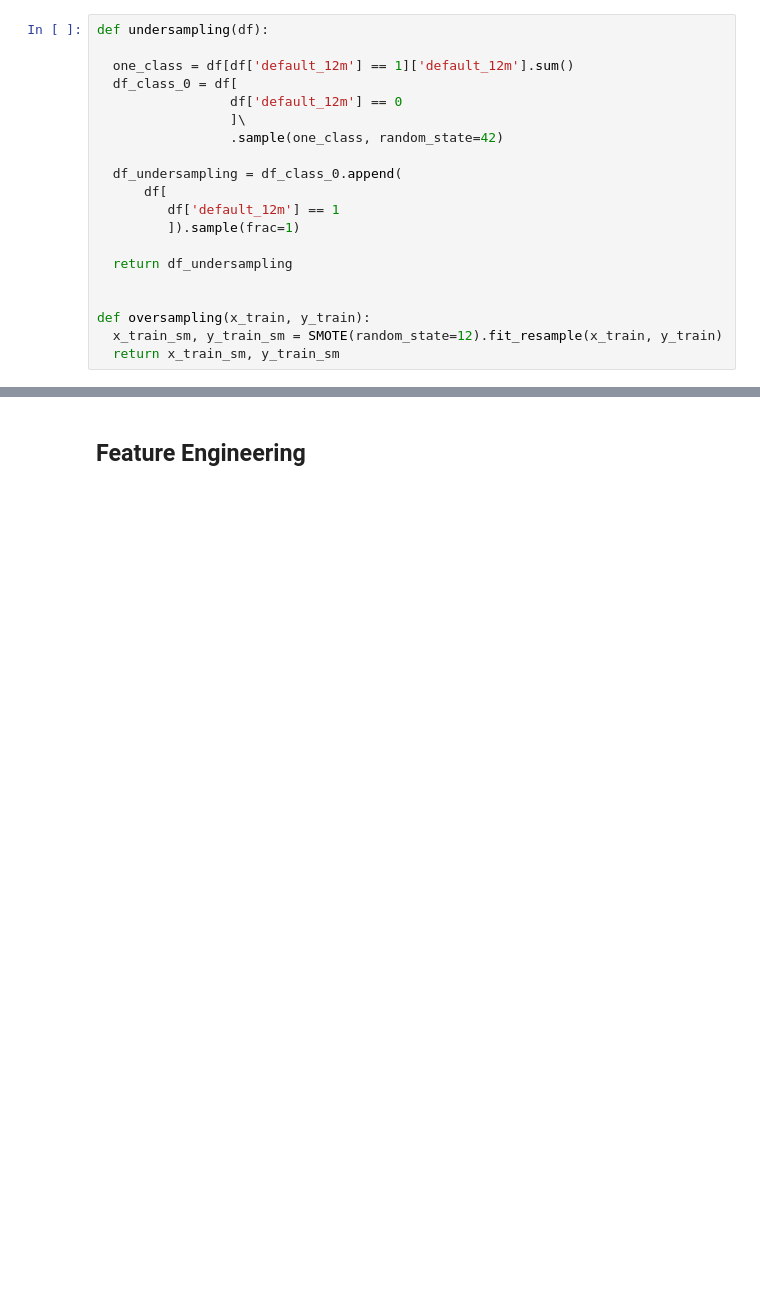
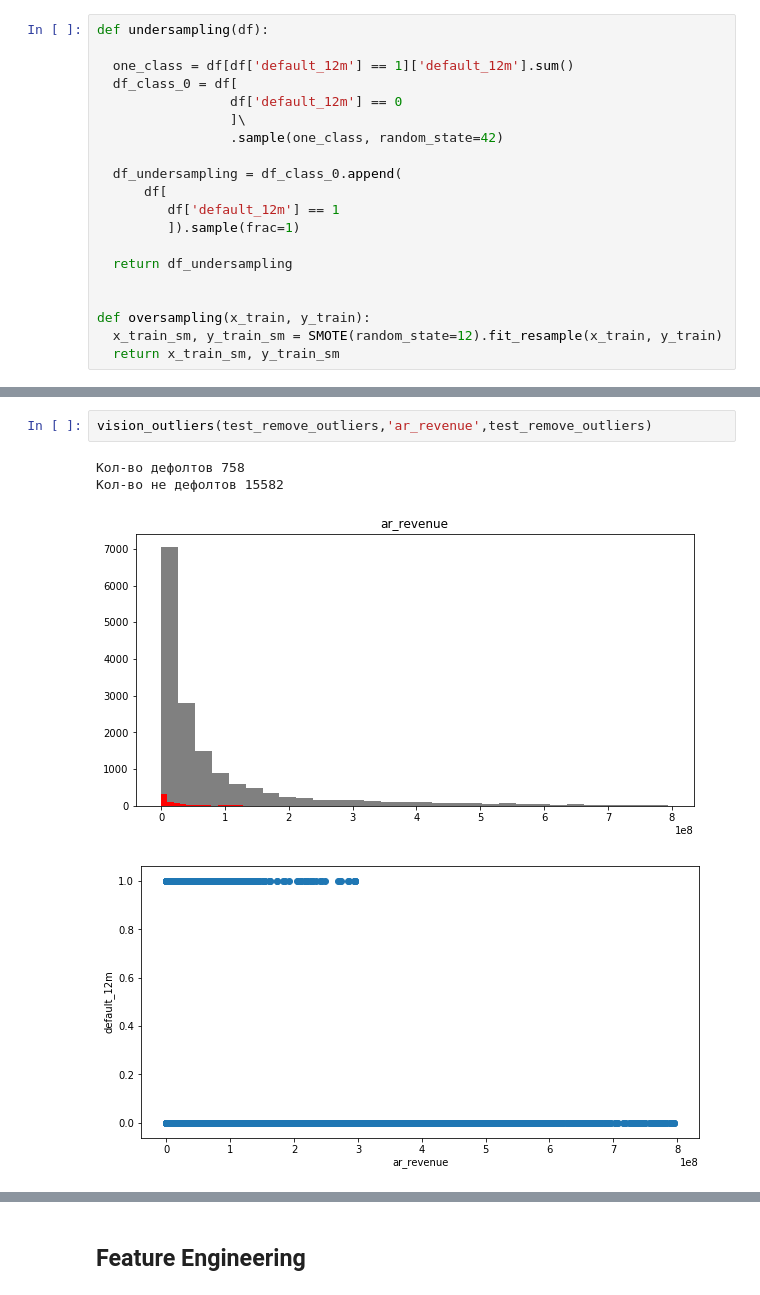
Before and after one commit to Stuksus/Hackaton_SBER, a Jupyter notebook: file_for_model_experiments.ipynb, the cells around one changed output, grey strips where cells are left out. Drawn from its saved outputs; the diff is of its cells as text; blank space fills up the shorter version.

```diff
--- a/file_for_model_experiments.ipynb
+++ b/file_for_model_experiments.ipynb
@@ -375,0 +560,7 @@ def oversampling(x_train, y_train):
+# %%
+vision_outliers(test_remove_outliers,'ar_revenue',test_remove_outliers)
+# %% [output]
+Кол-во дефолтов 758
+Кол-во не дефолтов 15582
+[figure, added]
+[figure, added]
```
Also changed, not shown: parts of 42 cells of this notebook.
